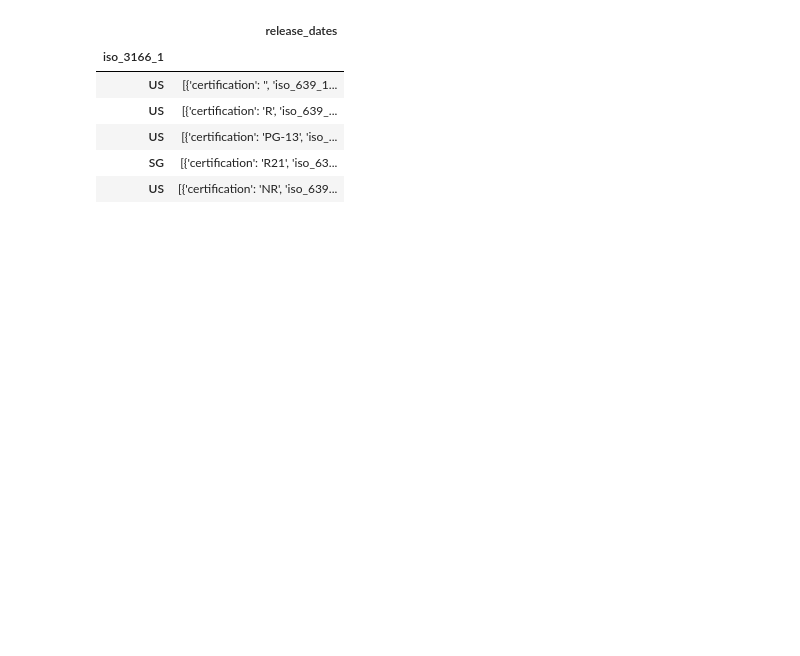
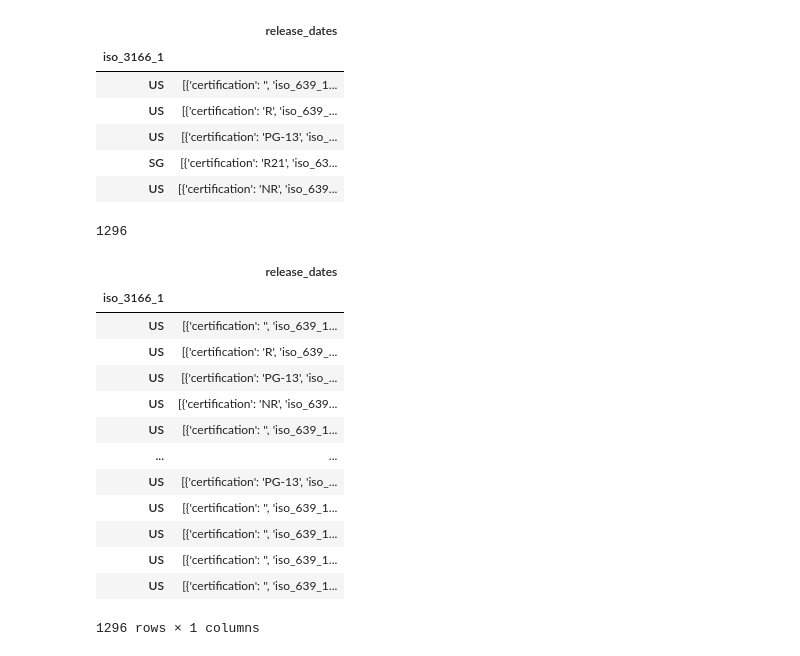
Before and after one commit to amirshirazi1/Queer-Visibility-in-Media, a Jupyter notebook: queer_movies_tmdb.ipynb, the cells around one changed output. Saved outputs shown, nothing was run; the diff lists cells and outputs as text; code cells hidden in the pictures; blank space fills up the shorter version.

```diff
--- a/queer_movies_tmdb.ipynb
+++ b/queer_movies_tmdb.ipynb
@@ -147,3 +147,27 @@ lgbt_release_df.head()
 | US | [{'certification': 'PG-13', 'iso_... |
 | SG | [{'certification': 'R21', 'iso_63... |
 | US | [{'certification': 'NR', 'iso_639... |
+# %%
+# Verify length of lgbt_release_df (only including US releases) is the same as the length for the lgbt_movies_df.
+len(lgbt_release_df.loc['US'])
+# %% [output]
+1296
+# %%
+# Edit release dataframe to only include US release dates.
+lgbt_release_df = lgbt_release_df.loc['US']
+lgbt_release_df
+# %% [output]
+|  | release_dates |
+| iso_3166_1 |  |
+| US | [{'certification': '', 'iso_639_1... |
+| US | [{'certification': 'R', 'iso_639_... |
+| US | [{'certification': 'PG-13', 'iso_... |
+| US | [{'certification': 'NR', 'iso_639... |
+| US | [{'certification': '', 'iso_639_1... |
+| ... | ... |
+| US | [{'certification': 'PG-13', 'iso_... |
+| US | [{'certification': '', 'iso_639_1... |
+| US | [{'certification': '', 'iso_639_1... |
+| US | [{'certification': '', 'iso_639_1... |
+| US | [{'certification': '', 'iso_639_1... |
+1296 rows × 1 columns
```
Also changed, not shown: parts of 3 cells of this notebook.
